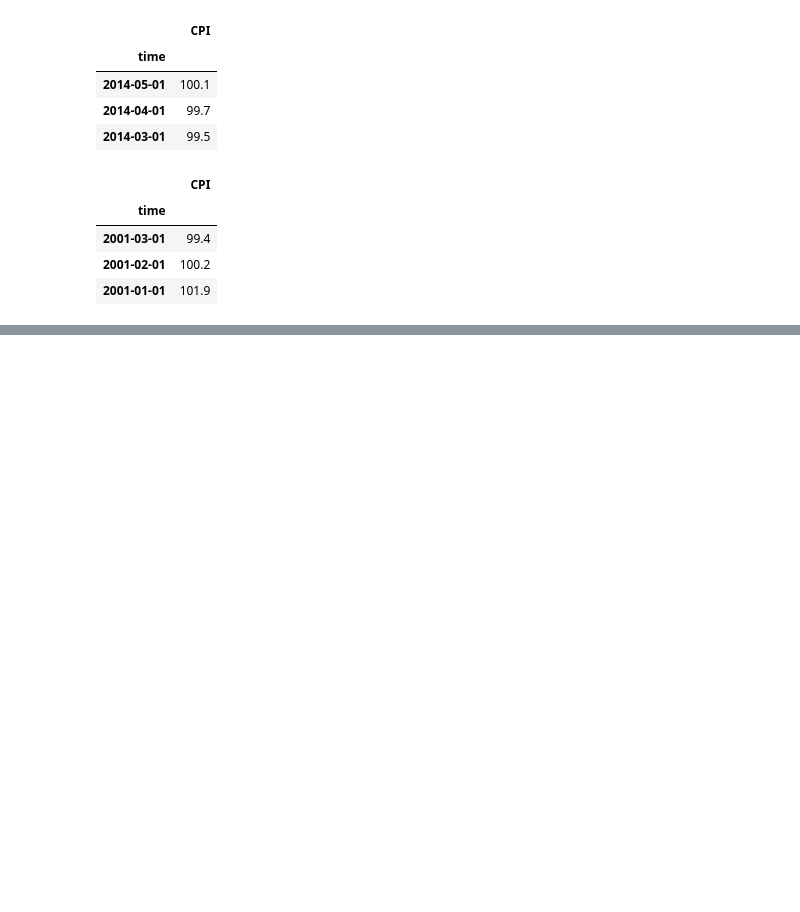
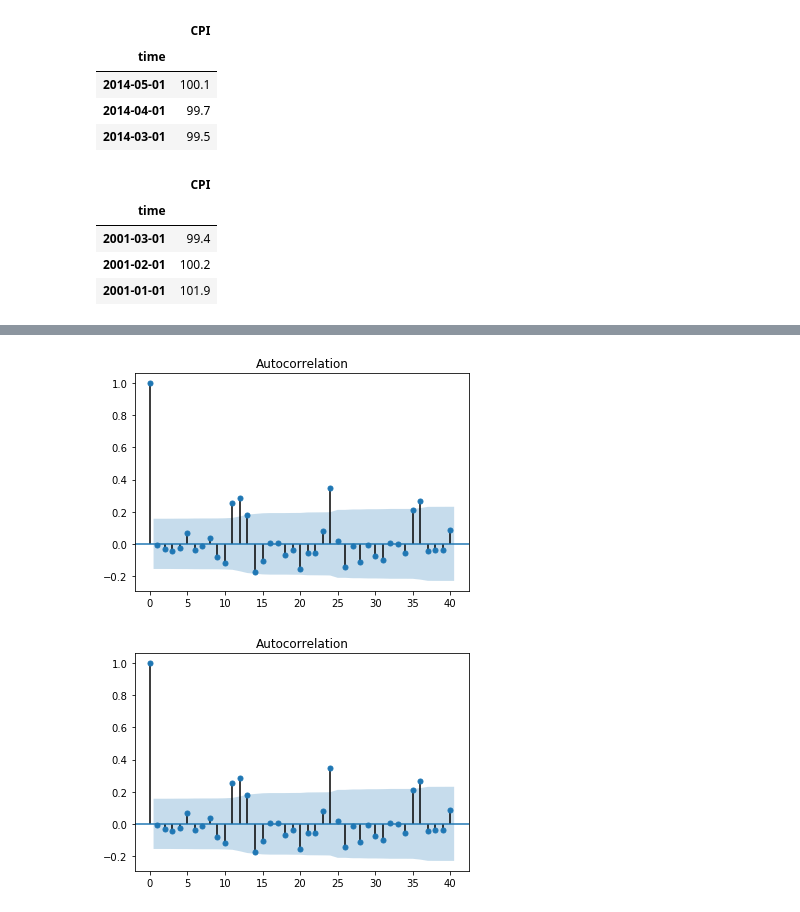
Before and after one commit to okluda/finpy_practice, a Jupyter notebook: ch_25.ipynb, the cells around one changed output, grey strips where cells are left out. Cells and saved outputs as stored; diff of their text form; code cells hidden in the pictures; blank space fills up the shorter version.

```diff
--- a/ch_25.ipynb
+++ b/ch_25.ipynb
@@ -450,0 +467,6 @@ LjungBox[1]
+# %%
+# 繪製最大落後階數為 40 的自相關係數圖
+plot_acf(stdresid,lags=40)
+# %% [output]
+[figure, added]
+[figure, added]
```
Also changed, not shown: parts of 38 cells of this notebook.
